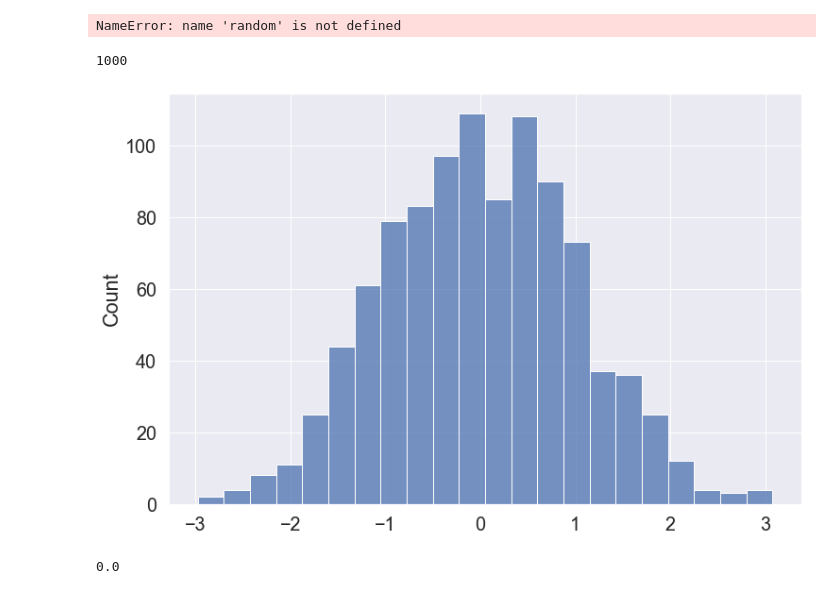
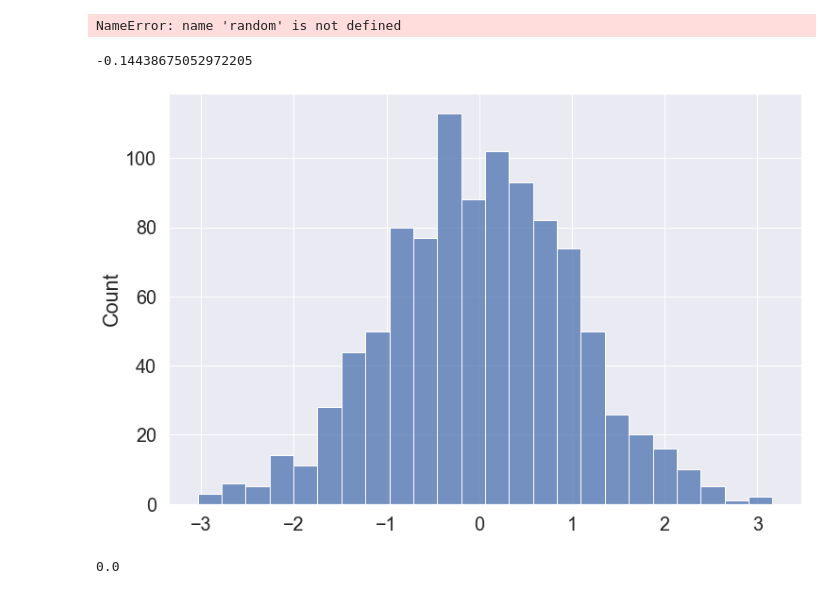
Before and after one commit to EyalMichaeli/IDC_masters, a Jupyter notebook: semester_2/stat/Eyal/Exercises/EX1/hw1.ipynb, the cells around one changed output. Drawn from its saved outputs; the diff is of its cells as text; code cells hidden in the pictures.

```diff
--- a/semester_2/stat/Eyal/Exercises/EX1/hw1.ipynb
+++ b/semester_2/stat/Eyal/Exercises/EX1/hw1.ipynb
@@ -572,14 +570,15 @@ NameError: name 'random' is not defined
 # %%
 
-sums = np.array([np.sum(sample_unif(10000)) for _ in range(1000)])
+sums = np.array([np.sum(sample_unif(1000)) for _ in range(1000)])
 
 standard_normal = (sums - sums.mean()) / sums.std()
-
+sample = standard_normal[int(random.random() * len(standard_normal))]
 sns.histplot(standard_normal)
 len(standard_normal)
+sample
 # %% [output]
-1000
+-0.14438675052972205
-[figure, old version]
+[figure, new version]
 # %%
 norm.ppf(q=0.5)
 # %% [output]
```
Also changed, not shown: parts of 7 cells of this notebook.
